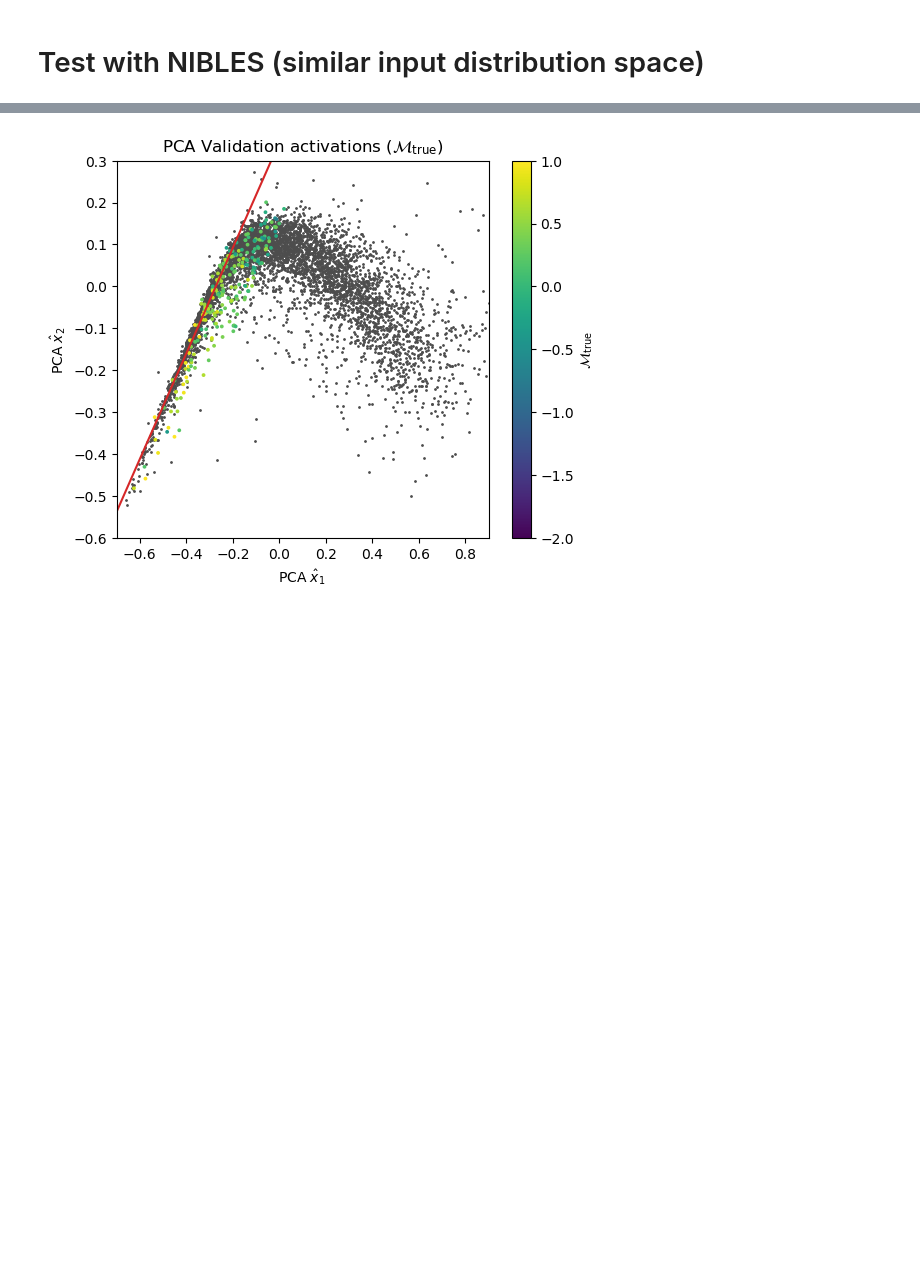
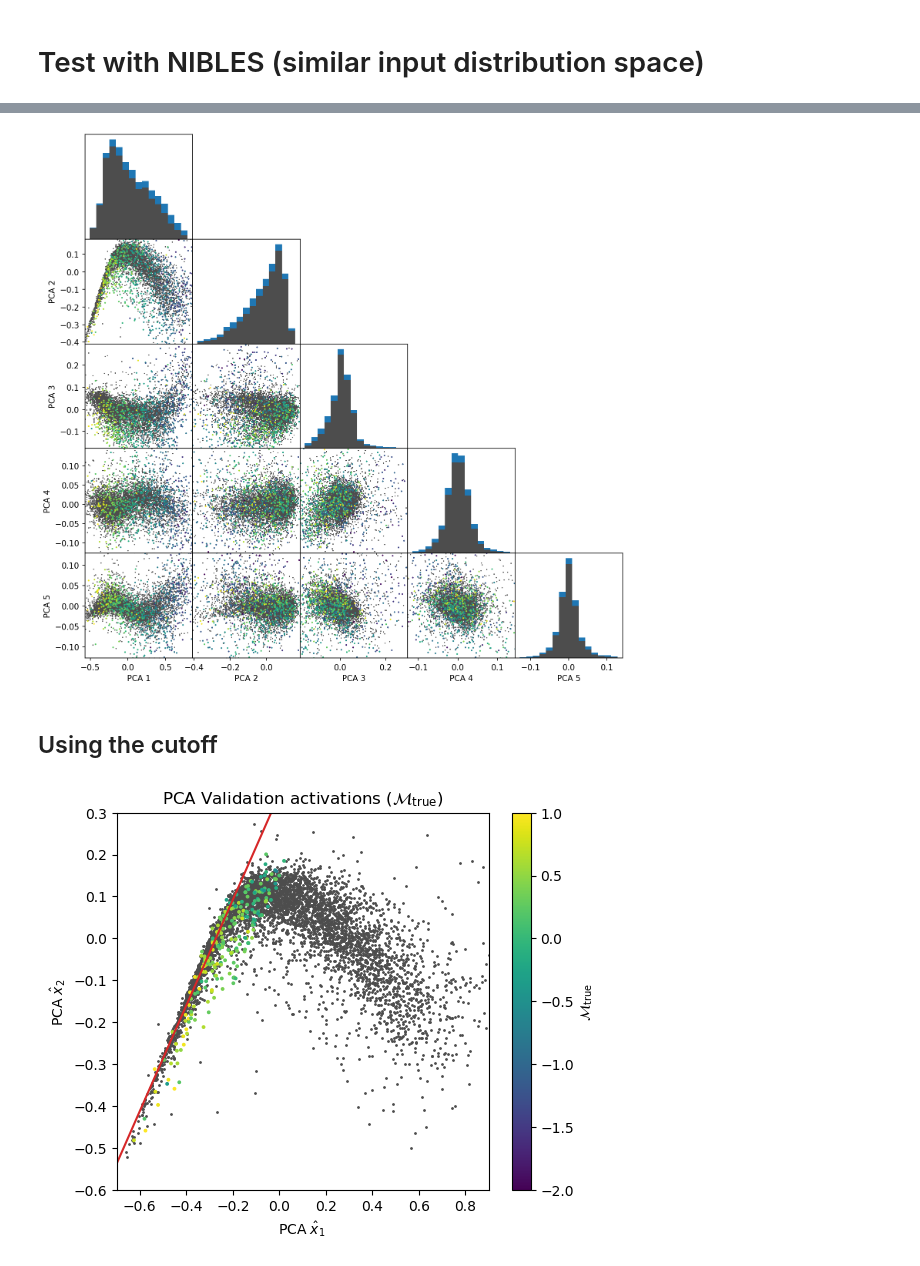
Before and after one commit to jwuphysics/HI-convnets, a Jupyter notebook: notebook/updates/41. Assigning confidences.ipynb, the cells around one changed output, grey strips where cells are left out. Drawn from its saved outputs; the diff is of its cells as text; code cells hidden in the pictures; blank space fills up the shorter version.

```diff
--- a/notebook/updates/41. Assigning confidences.ipynb
+++ b/notebook/updates/41. Assigning confidences.ipynb
@@ -265,3 +306,37 @@ nibles_acts_PCA = pca.transform(nibles_acts)
+# %%
+fig = plt.figure(figsize=(12, 12), dpi=150)
+fig.subplots_adjust(hspace=0, wspace=0)
+for i in range(5):
+    for j in range(5):
+        if i <= j:
+            plt.subplot(5,5,i+j*5+1)
+            if i == 0 and j != 0:
+                plt.ylabel(f'PCA {j+1}')
+            if j == 4:
+                plt.xlabel(f'PCA {i+1}')
+            if i != 0:
+                plt.yticks([])
+            if j != 4:
+                plt.xticks([])
+
+            if i < j:
+                plt.xlim(*np.quantile(train_acts_PCA[:,i], [0.005, 0.995]))
+                plt.ylim(*np.quantile(train_acts_PCA[:,j], [0.005, 0.995]))
+
+                plt.scatter(train_acts_PCA[:,i], train_acts_PCA[:,j], s=1, marker='.', c='0.3')
+                plt.scatter(nibles_acts_PCA[:, i], nibles_acts_PCA[:, j], c=learn.data.test_ds.y.items, vmin=-2, vmax=1, s=1)
+
+            if i == j:
+                plt.hist([train_acts_PCA[:,i], nibles_acts_PCA[:, i]], stacked=True, density=True, \
+                          range=np.quantile(train_acts_PCA[:,i], [0.005, 0.995]), bins=15,
+                          color=['0.3', 'C0'])
+                plt.yticks([])
+
+plt.show()
+# %% [output]
+[figure, added]
+# %% [markdown]
+## Using the cutoff
 # %%
 dists = distance_to_lm(nibles_acts_PCA[:, 0], nibles_acts_PCA[:, 1], lm=lm)
 
```
Also changed, not shown: parts of 18 cells of this notebook, 5 other files.
